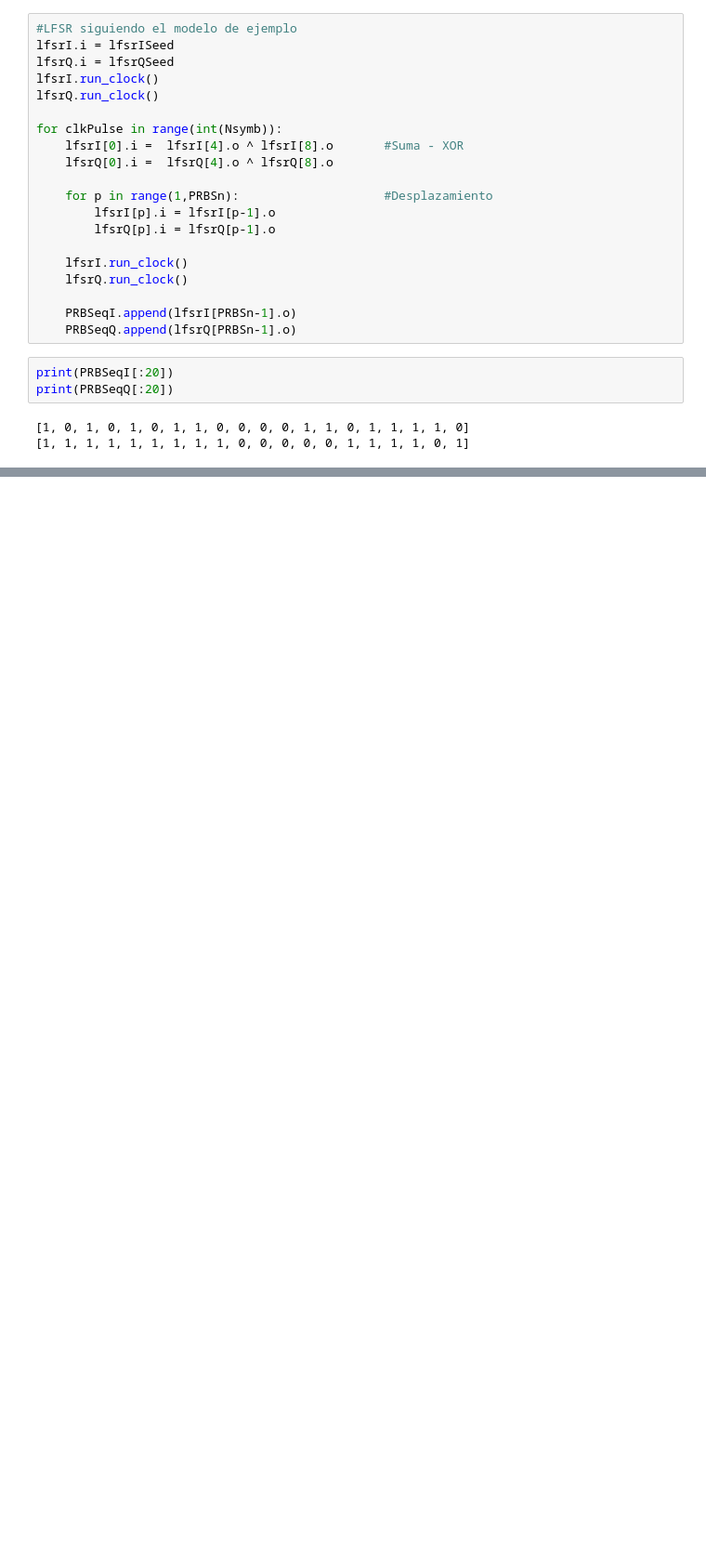
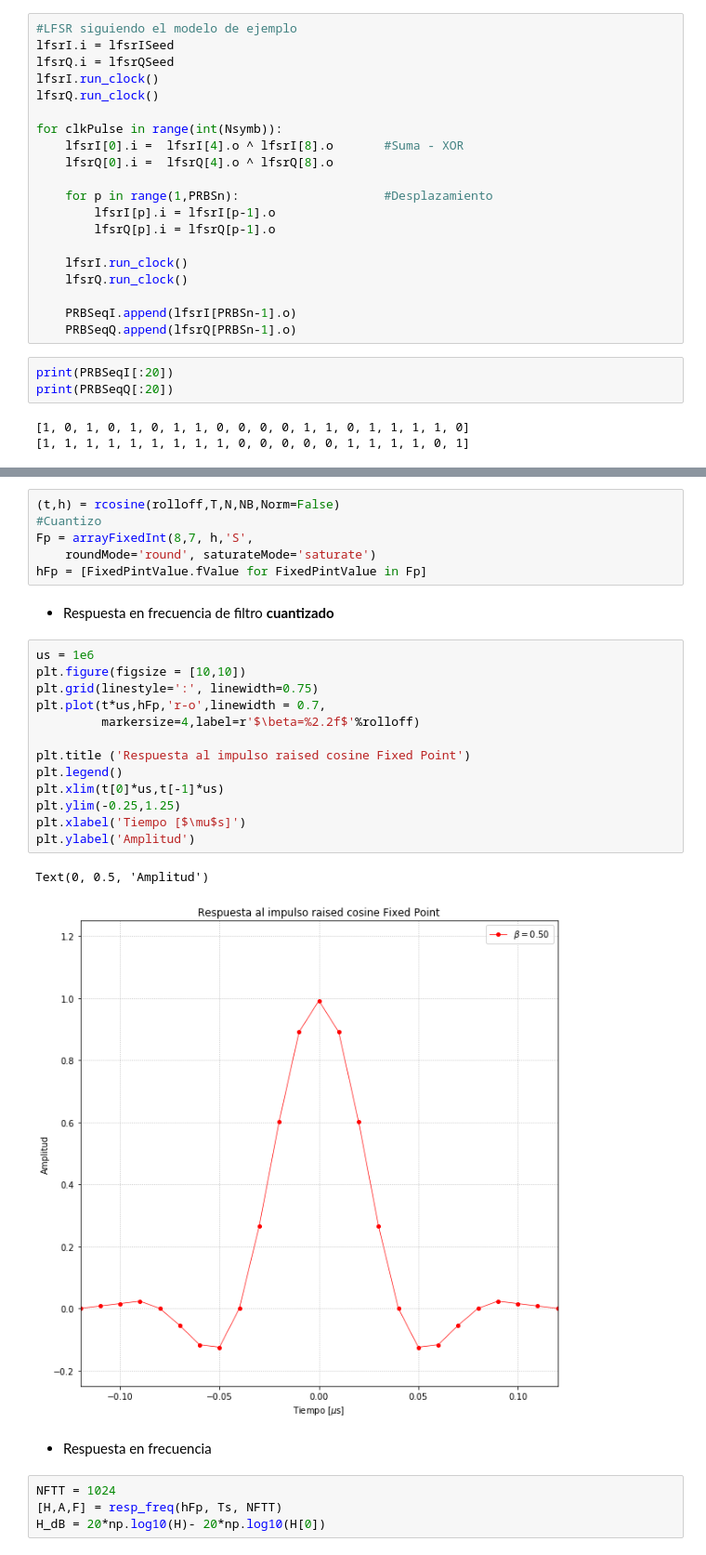
Before and after one commit to matias-dogliani/diseno_digital, a Jupyter notebook: Tp5/Ej2.ipynb, the cells around one changed output, grey strips where cells are left out. Shown at 93% size. Drawn from its saved outputs; the diff is of its cells as text; blank space fills up the shorter version.

```diff
--- a/Tp5/Ej2.ipynb
+++ b/Tp5/Ej2.ipynb
@@ -77,0 +137,30 @@ print(PRBSeqQ[:20])
+# %%
+(t,h) = rcosine(rolloff,T,N,NB,Norm=False)
+#Cuantizo
+Fp = arrayFixedInt(8,7, h,'S',
+    roundMode='round', saturateMode='saturate')
+hFp = [FixedPintValue.fValue for FixedPintValue in Fp]
+# %% [markdown]
+* Respuesta en frecuencia de filtro **cuantizado**
+# %%
+us = 1e6
+plt.figure(figsize = [10,10])
+plt.grid(linestyle=':', linewidth=0.75)
+plt.plot(t*us,hFp,'r-o',linewidth = 0.7,
+         markersize=4,label=r'$\beta=%2.2f$'%rolloff)
+
+plt.title ('Respuesta al impulso raised cosine Fixed Point')
+plt.legend()
+plt.xlim(t[0]*us,t[-1]*us)
+plt.ylim(-0.25,1.25)
+plt.xlabel('Tiempo [$\mu$s]')
+plt.ylabel('Amplitud')
+# %% [output]
+Text(0, 0.5, 'Amplitud')
+[figure, added]
+# %% [markdown]
+* Respuesta en frecuencia
+# %%
+NFTT = 1024
+[H,A,F] = resp_freq(hFp, Ts, NFTT)
+H_dB = 20*np.log10(H)- 20*np.log10(H[0])
```
Also changed, not shown: parts of 17 cells of this notebook, 2 other files.
